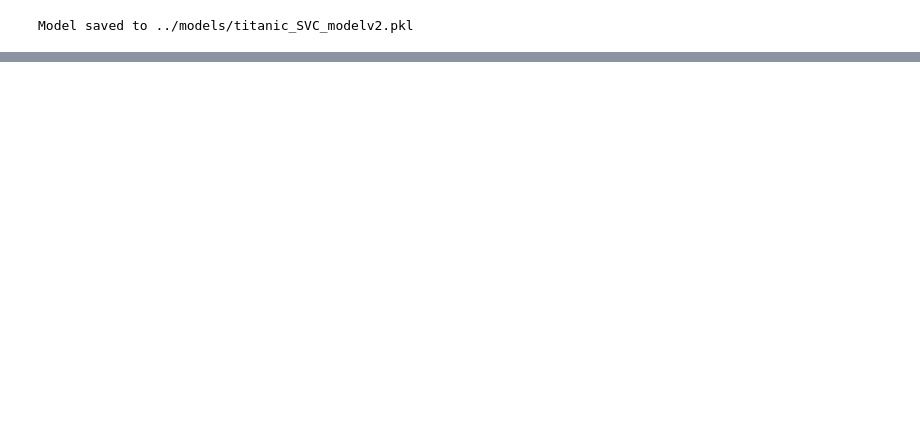
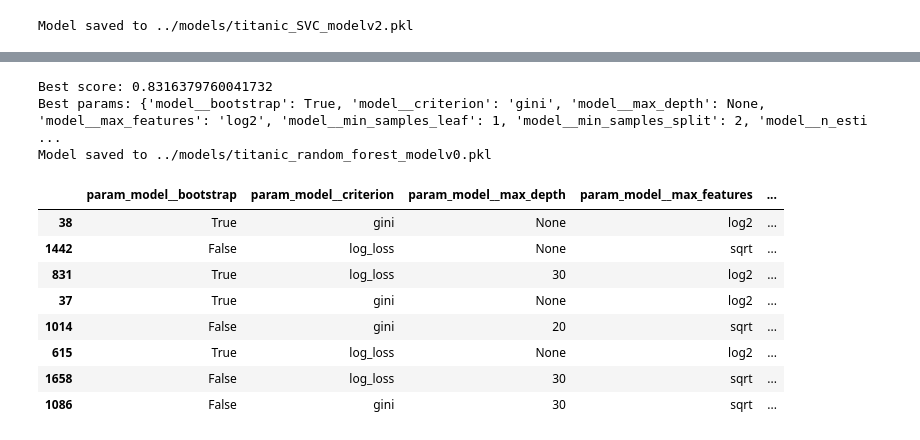
Before and after one commit to F-Fer/HOML-3_Exercises, a Jupyter notebook: MySolutions/Chapter-3/Notebooks/Chapter-3.ipynb, the cells around one changed output, grey strips where cells are left out. Saved outputs shown, nothing was run; the diff lists cells and outputs as text; code cells hidden in the pictures; blank space fills up the shorter version.

```diff
--- a/MySolutions/Chapter-3/Notebooks/Chapter-3.ipynb
+++ b/MySolutions/Chapter-3/Notebooks/Chapter-3.ipynb
@@ -1050,0 +1326,22 @@ Accuracy: 0.821
+# %%
+from sklearn.ensemble import RandomForestClassifier
+
+random_forest_model = Pipeline([
+    ("preprocessing", preprocessing),
+    ("model", RandomForestClassifier())
+])
+# %%
+param_grid = [
+    {
+        "model__n_estimators": [10, 50, 100, 300],
+        "model__max_depth": [None, 10, 20, 30],
+        "model__min_samples_split": [2, 10, 20],
+        "model__min_samples_leaf": [1, 5, 10],
+        "model__max_features": ["sqrt", "log2"],
+        "model__criterion": ["gini", "entropy", "log_loss"],
+        "model__bootstrap": [True, False]
+    }
+]
+
+random_forest_gridSearch = GridSearchCV(random_forest_model, param_grid=param_grid, cv=3, scoring="accuracy", n_jobs=-1)
+random_forest_gridSearch.fit(X_train_small, y_train_small)
@@ -1050,0 +1366,19 @@ Accuracy: 0.821
+# %%
+best_score, best_params, best_model = process_new_model(random_forest_gridSearch)
+store_model(best_model, "titanic_random_forest_modelv0")
+# %% [output]
+Best score: 0.8316379760041732
+Best params: {'model__bootstrap': True, 'model__criterion': 'gini', 'model__max_depth': None, 'model__max_features': 'log2', 'model__min_samples_leaf': 1, 'model__min_samples_split': 2, 'model__n_esti ...
+Model saved to ../models/titanic_random_forest_modelv0.pkl
+# %%
+print_cv_results(random_forest_gridSearch)
+# %% [output]
+|  | param_model__bootstrap | param_model__criterion | param_model__max_depth | param_model__max_features | ... |
+| 38 | True | gini | None | log2 | ... |
+| 1442 | False | log_loss | None | sqrt | ... |
+| 831 | True | log_loss | 30 | log2 | ... |
+| 37 | True | gini | None | log2 | ... |
+| 1014 | False | gini | 20 | sqrt | ... |
+| 615 | True | log_loss | None | log2 | ... |
+| 1658 | False | log_loss | 30 | sqrt | ... |
+| 1086 | False | gini | 30 | sqrt | ... |
```
Also changed, not shown: parts of 47 cells of this notebook, 13 other files.
